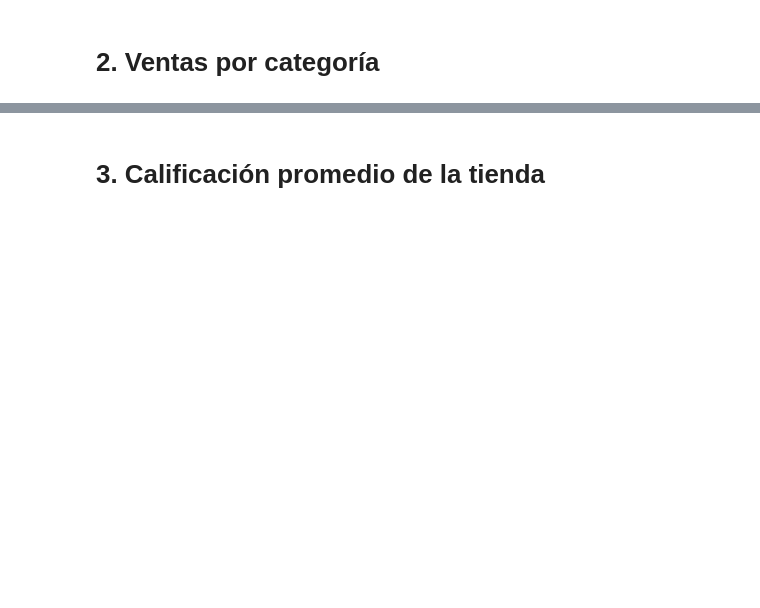
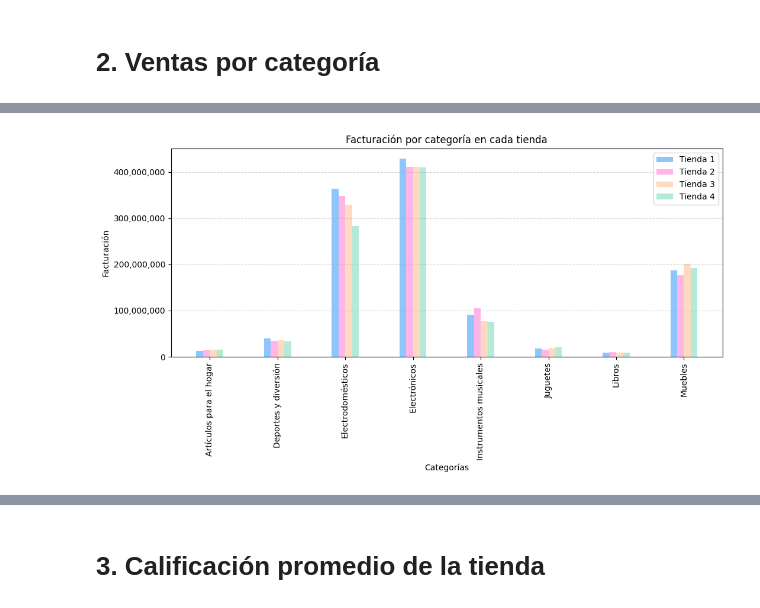
Before and after one commit to SandroEsteban/challenge-alura-store, a Jupyter notebook: AluraStoreLatam.ipynb, the cells around one changed output, grey strips where cells are left out. Cells and saved outputs as stored; diff of their text form; code cells hidden in the pictures; blank space fills up the shorter version.

```diff
--- a/AluraStoreLatam.ipynb
+++ b/AluraStoreLatam.ipynb
@@ -29,0 +71,10 @@ tienda.head()
+# %%
+suma_por_categoria_tienda1 = tienda1.groupby('Categoría del Producto')['Precio'].sum()
+suma_por_categoria_tienda2 = tienda2.groupby('Categoría del Producto')['Precio'].sum()
+suma_por_categoria_tienda3 = tienda3.groupby('Categoría del Producto')['Precio'].sum()
+suma_por_categoria_tienda4 = tienda4.groupby('Categoría del Producto')['Precio'].sum()
+
+print(f'Tienda 1: \n\n {suma_por_categoria_tienda1}\n')
+print(f'Tienda 2: \n\n {suma_por_categoria_tienda2}\n')
+print(f'Tienda 3: \n\n {suma_por_categoria_tienda3}\n')
+print(f'Tienda 4: \n\n {suma_por_categoria_tienda4}\n')
@@ -29,0 +99,52 @@ tienda.head()
+# %%
+import numpy as np
+
+def separacion(sumas_por_categorias):
+  categoria = []
+  precio = []
+
+  for cat,val in sumas_por_categorias.items():
+    categoria.append(cat)
+    precio.append(val)
+
+  return categoria, precio
+
+categorias1, precios1 = separacion(suma_por_categoria_tienda1)
+categorias2, precios2 = separacion(suma_por_categoria_tienda2)
+categorias3, precios3 = separacion(suma_por_categoria_tienda3)
+categorias4, precios4 = separacion(suma_por_categoria_tienda4)
+
+categorias_grafico_total = categorias1
+
+tienda_1 = precios1
+tienda_2 = precios2
+tienda_3 = precios3
+tienda_4 = precios4
+
+
+x = np.arange(len(categorias_grafico_total))  # posiciones base en el eje X
+ancho = 0.1  # ancho de cada barra
+
+colores = ['#8EC5FC', '#FFB5E8', '#FFDAC1', '#B5EAD7']
+
+# Crear gráfico
+plt.figure(figsize=(10, 6))
+
+# Dibujar cada barra con desplazamiento
+plt.bar(x - 1.5 * ancho, tienda_1, width=ancho, label='Tienda 1', color=colores[0])
+plt.bar(x - 0.5 * ancho, tienda_2, width=ancho, label='Tienda 2', color=colores[1])
+plt.bar(x + 0.5 * ancho, tienda_3, width=ancho, label='Tienda 3', color=colores[2])
+plt.bar(x + 1.5 * ancho, tienda_4, width=ancho, label='Tienda 4', color=colores[3])
+
+# Etiquetas
+plt.xlabel('Categorías')
+plt.ylabel('Facturación')
+plt.title('Facturación por categoría en cada tienda')
+plt.xticks(x, categorias_grafico_total, rotation=90)
+plt.legend()
+plt.grid(axis='y', linestyle='--', alpha=0.5)
+plt.tight_layout()
+plt.gca().yaxis.set_major_formatter(mticker.StrMethodFormatter('{x:,.0f}'))
+plt.show()
+# %% [output]
+[figure, added]
```
Also changed, not shown: parts of 15 cells of this notebook.
